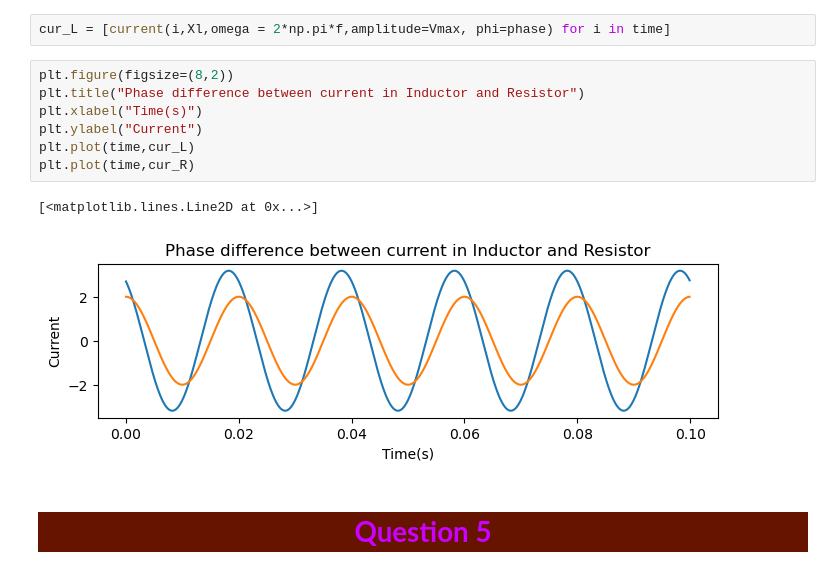
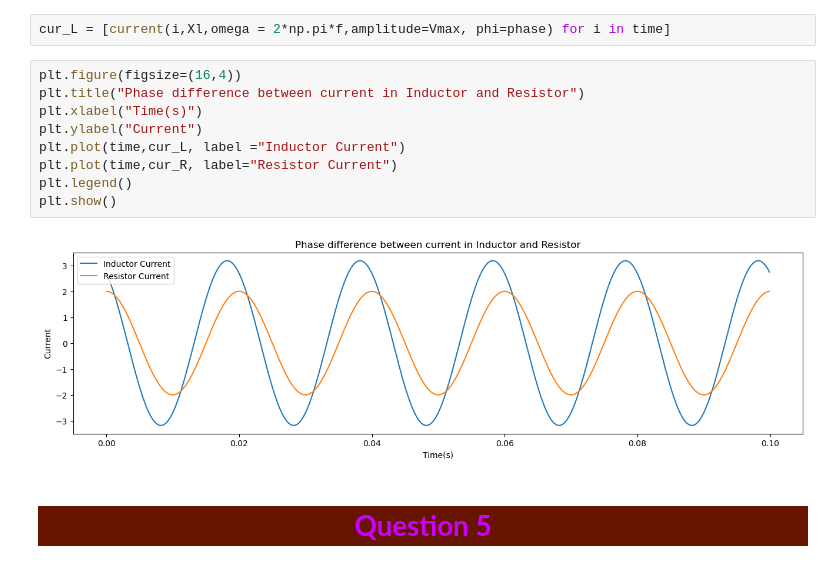
Before and after one commit to ragnar-vallhala/AI_ML_Dept_IIT_Jammu, a Jupyter notebook: Set_1/set1.ipynb, the cells around one changed output. Cells and saved outputs as stored; diff of their text form.

```diff
--- a/Set_1/set1.ipynb
+++ b/Set_1/set1.ipynb
@@ -153,15 +153,16 @@ cur_R = [current(i,R,omega = 2*np.pi*f,amplitude=Vmax) for i in time]
 # %%
 cur_L = [current(i,Xl,omega = 2*np.pi*f,amplitude=Vmax, phi=phase) for i in time]
 # %%
-plt.figure(figsize=(8,2))
+plt.figure(figsize=(16,4))
 plt.title("Phase difference between current in Inductor and Resistor")
 plt.xlabel("Time(s)")
 plt.ylabel("Current")
-plt.plot(time,cur_L)
-plt.plot(time,cur_R)
+plt.plot(time,cur_L, label ="Inductor Current")
+plt.plot(time,cur_R, label="Resistor Current")
+plt.legend()
+plt.show()
 # %% [output]
-[<matplotlib.lines.Line2D at 0x...>]
-[figure, old version]
+[figure, new version]
 # %% [markdown]
 <h1 style="background-color: #661400; color: #cc00ff;text-align:center; font-weight:bold" >Question 5</h1>
 # %%
```
Also changed, not shown: parts of 1 cell of this notebook.
